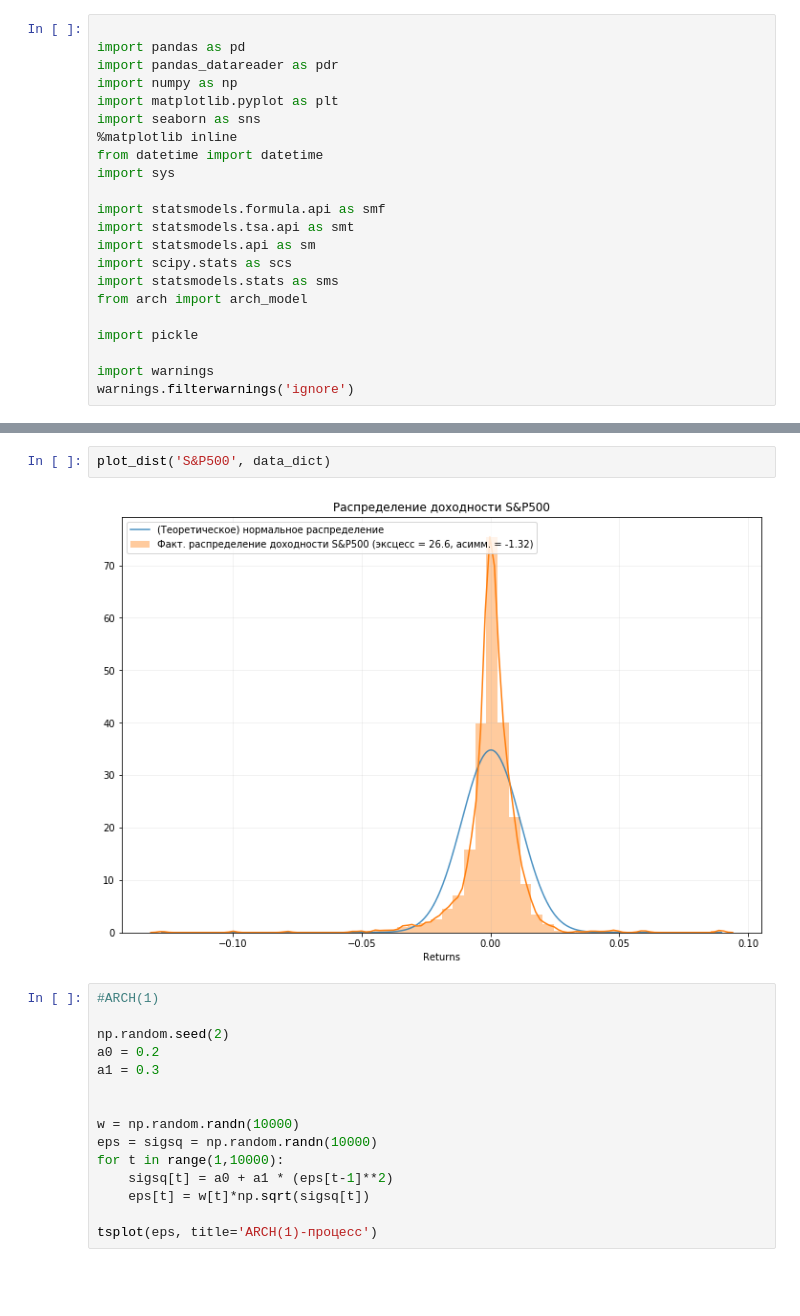
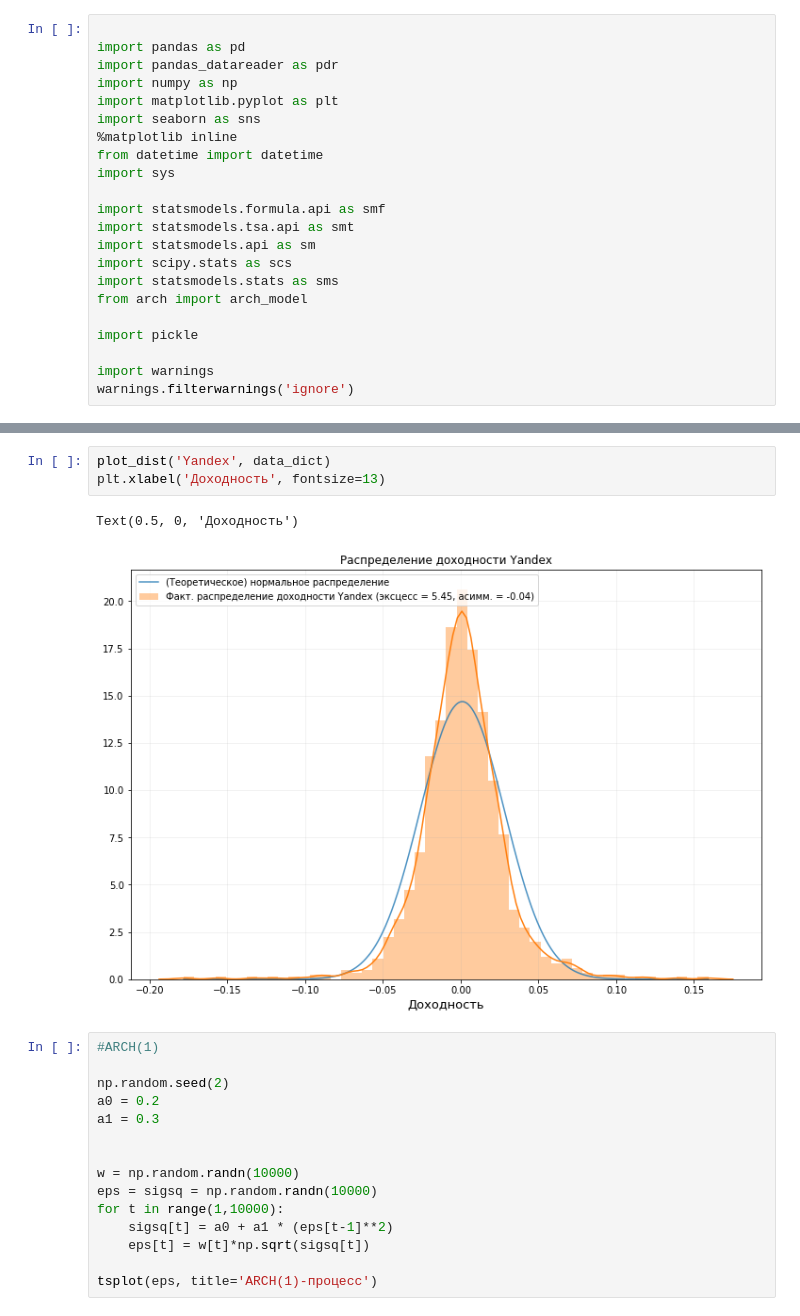
Before and after one commit to georgypv/time-series-analysis, a Jupyter notebook: GARCH.ipynb, the cells around one changed output, grey strips where cells are left out. Drawn from its saved outputs; the diff is of its cells as text; blank space fills up the shorter version.

```diff
--- a/GARCH.ipynb
+++ b/GARCH.ipynb
@@ -159,7 +168,9 @@ my_acfs(data_dict, lags=30, returns='abs')
-# %%
-plot_dist('S&P500', data_dict)
-# %% [output]
-[figure, removed]
+# %%
+plot_dist('Yandex', data_dict)
+plt.xlabel('Доходность', fontsize=13)
+# %% [output]
+Text(0.5, 0, 'Доходность')
+[figure, added]
 # %%
 #ARCH(1)
 
```
Also changed, not shown: parts of 19 cells of this notebook, 53 other files.
